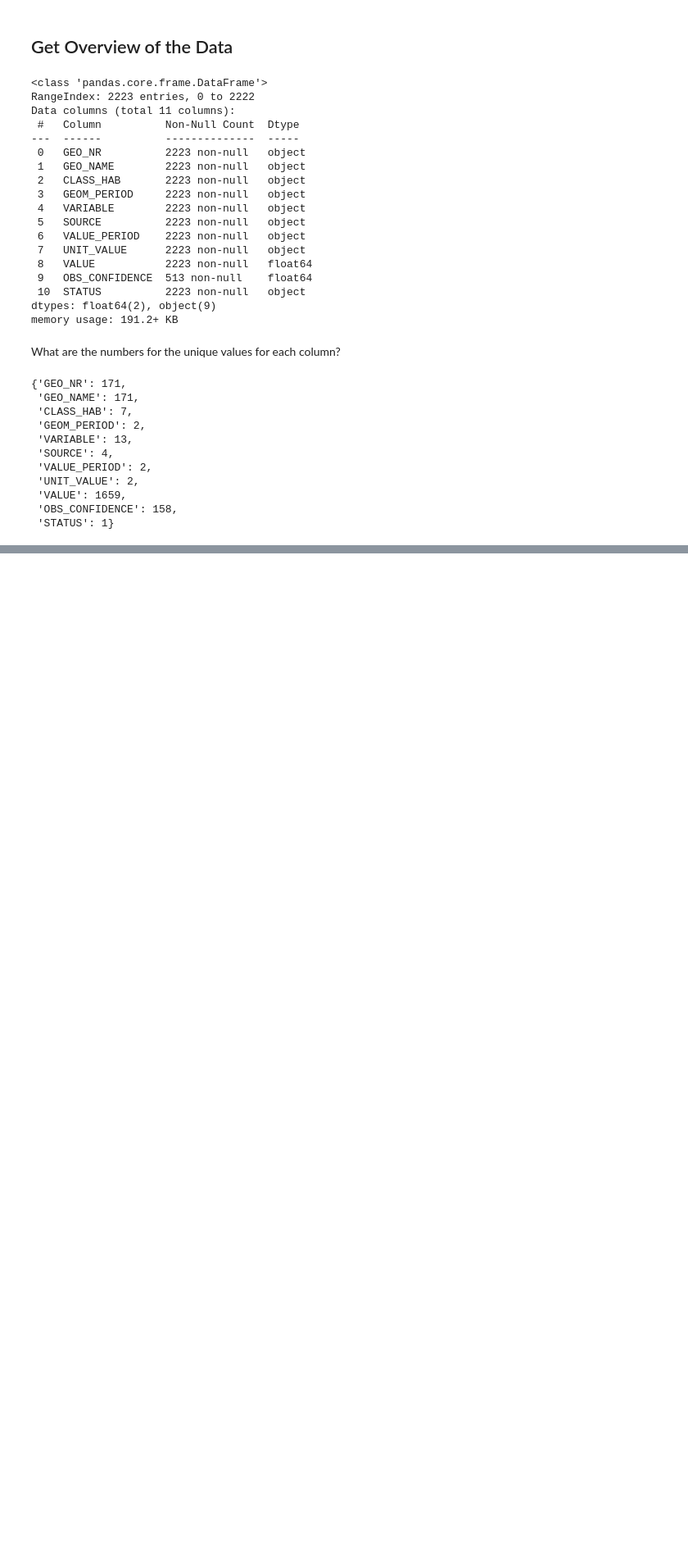
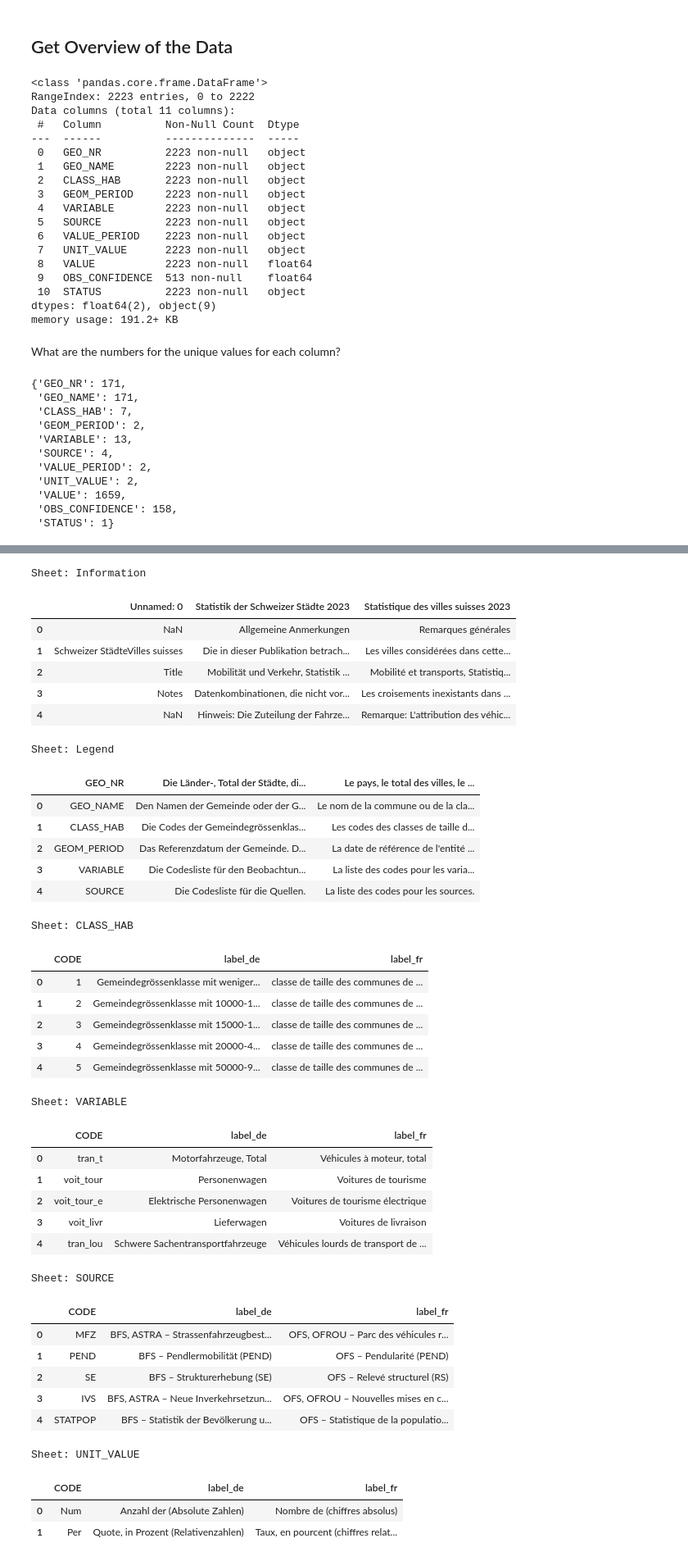
Before and after one commit to bequrios/LINDAS, a Jupyter notebook: notebooks/integration.ipynb, the cells around one changed output, grey strips where cells are left out. Shown at 82% size. Saved outputs shown, nothing was run; the diff lists cells and outputs as text; code cells hidden in the pictures; blank space fills up the shorter version.

Commit message:
add appendix

```diff
--- a/notebooks/integration.ipynb
+++ b/notebooks/integration.ipynb
@@ -59,0 +116,48 @@ display(overview)
+# %%
+# Read the ODS file into a dictionary of DataFrames
+dfs = pd.read_excel("https://dam-api.bfs.admin.ch/hub/api/dam/assets/24885589/appendix", sheet_name=None, engine="odf")
+
+# Now `dfs` is a dictionary where the keys are sheet names and the values are DataFrames
+for sheet_name, df in dfs.items():
+    print(f"Sheet: {sheet_name}")
+    display(df.head())  # Display the first few rows of each sheet
+# %% [output]
+Sheet: Information
+|  | Unnamed: 0 | Statistik der Schweizer Städte 2023 | Statistique des villes suisses 2023 |
+| 0 | NaN | Allgemeine Anmerkungen | Remarques générales |
+| 1 | Schweizer StädteVilles suisses | Die in dieser Publikation betrach... | Les villes considérées dans cette... |
+| 2 | Title | Mobilität und Verkehr, Statistik ... | Mobilité et transports, Statistiq... |
+| 3 | Notes | Datenkombinationen, die nicht vor... | Les croisements inexistants dans ... |
+| 4 | NaN | Hinweis: Die Zuteilung der Fahrze... | Remarque: L'attribution des véhic... |
+Sheet: Legend
+|  | GEO_NR | Die Länder-, Total der Städte, di... | Le pays, le total des villes, le ... |
+| 0 | GEO_NAME | Den Namen der Gemeinde oder der G... | Le nom de la commune ou de la cla... |
+| 1 | CLASS_HAB | Die Codes der Gemeindegrössenklas... | Les codes des classes de taille d... |
+| 2 | GEOM_PERIOD | Das Referenzdatum der Gemeinde. D... | La date de référence de l'entité ... |
+| 3 | VARIABLE | Die Codesliste für den Beobachtun... | La liste des codes pour les varia... |
+| 4 | SOURCE | Die Codesliste für die Quellen. | La liste des codes pour les sources. |
+Sheet: CLASS_HAB
+|  | CODE | label_de | label_fr |
+| 0 | 1 | Gemeindegrössenklasse mit weniger... | classe de taille des communes de ... |
+| 1 | 2 | Gemeindegrössenklasse mit 10000-1... | classe de taille des communes de ... |
+| 2 | 3 | Gemeindegrössenklasse mit 15000-1... | classe de taille des communes de ... |
+| 3 | 4 | Gemeindegrössenklasse mit 20000-4... | classe de taille des communes de ... |
+| 4 | 5 | Gemeindegrössenklasse mit 50000-9... | classe de taille des communes de ... |
+Sheet: VARIABLE
+|  | CODE | label_de | label_fr |
+| 0 | tran_t | Motorfahrzeuge, Total | Véhicules à moteur, total |
+| 1 | voit_tour | Personenwagen | Voitures de tourisme |
+| 2 | voit_tour_e | Elektrische Personenwagen | Voitures de tourisme électrique |
+| 3 | voit_livr | Lieferwagen | Voitures de livraison |
+| 4 | tran_lou | Schwere Sachentransportfahrzeuge | Véhicules lourds de transport de ... |
+Sheet: SOURCE
+|  | CODE | label_de | label_fr |
+| 0 | MFZ | BFS, ASTRA – Strassenfahrzeugbest... | OFS, OFROU – Parc des véhicules r... |
+| 1 | PEND | BFS – Pendlermobilität (PEND) | OFS – Pendularité (PEND) |
+| 2 | SE | BFS – Strukturerhebung (SE) | OFS – Relevé structurel (RS) |
+| 3 | IVS | BFS, ASTRA – Neue Inverkehrsetzun... | OFS, OFROU – Nouvelles mises en c... |
+| 4 | STATPOP | BFS – Statistik der Bevölkerung u... | OFS – Statistique de la populatio... |
+Sheet: UNIT_VALUE
+|  | CODE | label_de | label_fr |
+| 0 | Num | Anzahl der (Absolute Zahlen) | Nombre de (chiffres absolus) |
+| 1 | Per | Quote, in Prozent (Relativenzahlen) | Taux, en pourcent (chiffres relat... |
```
Also changed, not shown: parts of 10 cells of this notebook, 2 other files.
